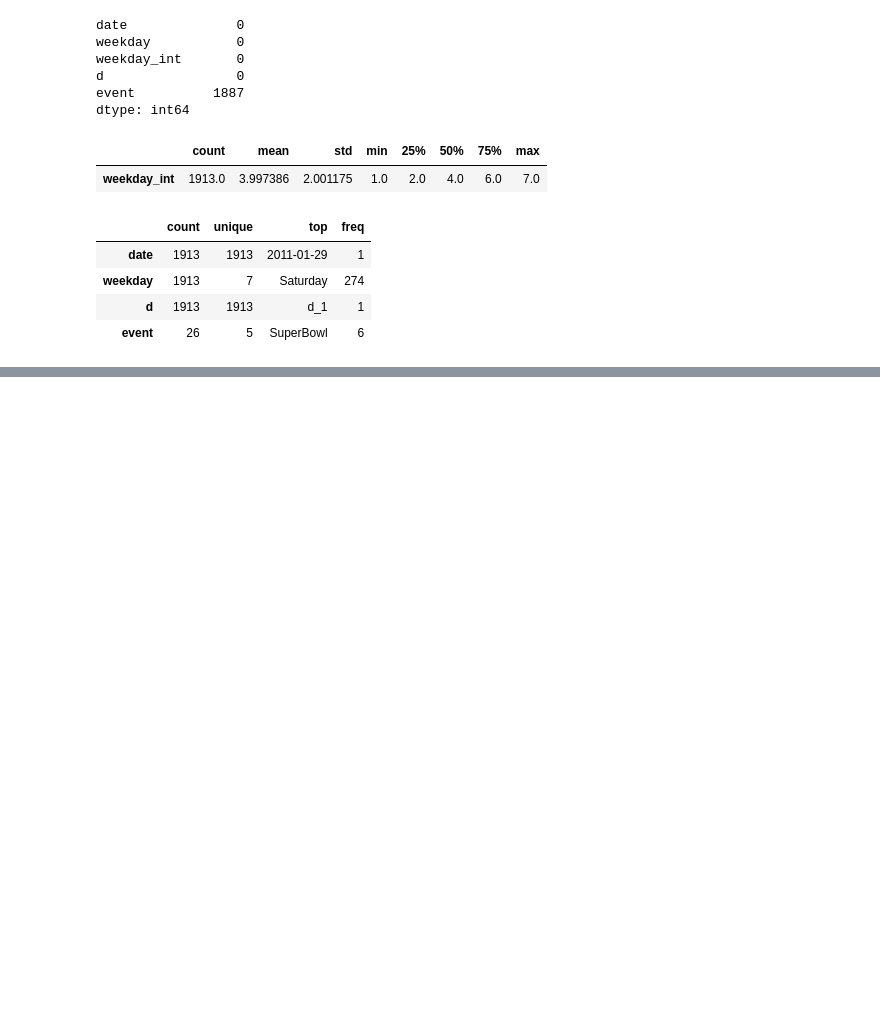
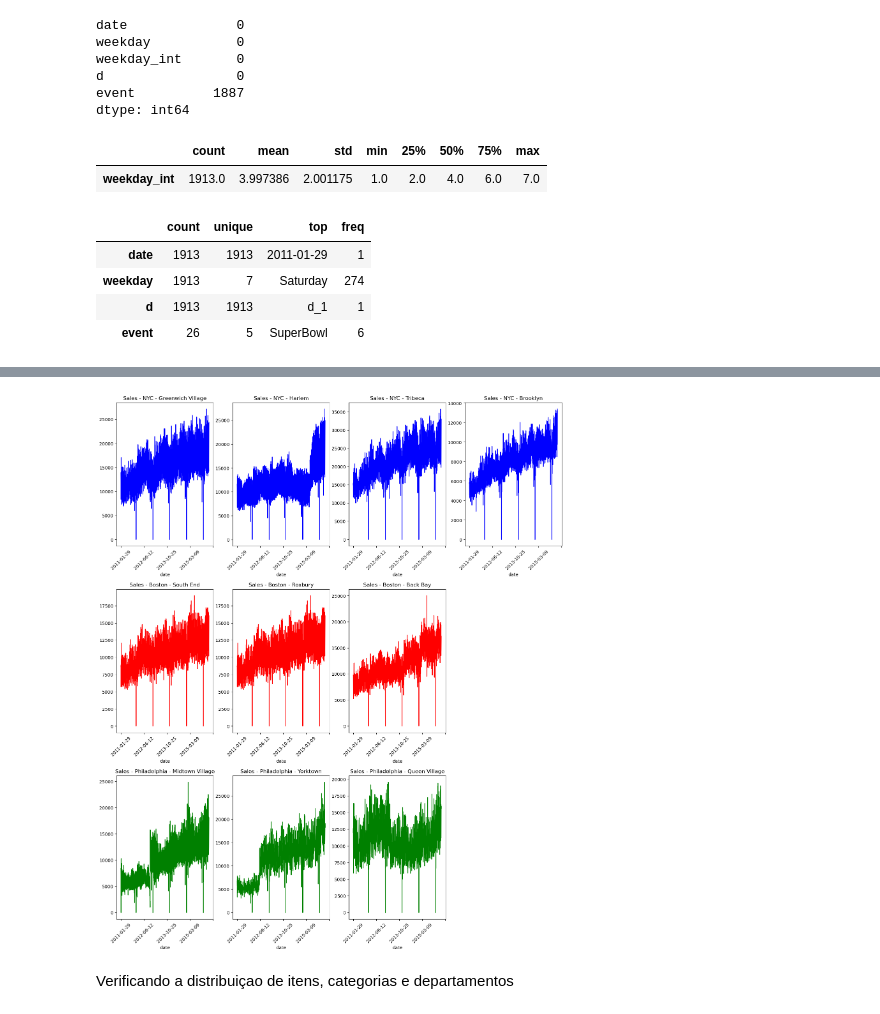
Before and after one commit to 15murakamie/dsmarket-time-series, a Jupyter notebook: main_dsmarket.ipynb, the cells around one changed output, grey strips where cells are left out. Saved outputs shown, nothing was run; the diff lists cells and outputs as text; code cells hidden in the pictures; blank space fills up the shorter version.

```diff
--- a/main_dsmarket.ipynb
+++ b/main_dsmarket.ipynb
@@ -232,0 +256,2 @@ df_events.describe(include=['object']).T
+# %%
+sales_melted = df_sales.melt(id_vars=['id', 'item', 'category', 'department', 'store', 'store_code', 'region'], var_name='day', value_name='units_sold')
@@ -232,0 +324,62 @@ df_events.describe(include=['object']).T
+# %%
+#transofrmando em timeseries
+ts_nyc1 = pd.Series(df_nyc1)
+ts_nyc2 = pd.Series(df_nyc2)
+ts_nyc3 = pd.Series(df_nyc3)
+ts_nyc4 = pd.Series(df_nyc4)
+ts_bos1 = pd.Series(df_bos1)
+ts_bos2 = pd.Series(df_bos1)
+ts_bos3 = pd.Series(df_bos3)
+ts_phi1 = pd.Series(df_phi1)
+ts_phi2 = pd.Series(df_phi2)
+ts_phi3 = pd.Series(df_phi3)
+# %%
+#plotando graficos das vendas de cada loja em cada cidade
+fig, axs = plt.subplots(3, 4, figsize=(18, 21))
+fig.subplots_adjust(hspace=0.3)
+axs[1, 3].axis('off')
+axs[2, 3].axis('off')
+
+ts_nyc1.plot(ax=axs[0,0], color='blue')
+axs[0,0].set_title('Sales - NYC - Greenwich Village')
+axs[0,0].tick_params(axis='x', labelrotation=45)
+
+ts_nyc2.plot(ax=axs[0,1], color='blue')
+axs[0,1].set_title('Sales - NYC - Harlem')
+axs[0,1].tick_params(axis='x', labelrotation=45)
+
+ts_nyc3.plot(ax=axs[0,2], color='blue')
+axs[0,2].set_title('Sales - NYC - Tribeca')
+axs[0,2].tick_params(axis='x', labelrotation=45)
+
+ts_nyc4.plot(ax=axs[0,3], color='blue')
+axs[0,3].set_title('Sales - NYC - Brooklyn')
+axs[0,3].tick_params(axis='x', labelrotation=45)
+
+ts_bos1.plot(ax=axs[1,0], color='red')
+axs[1,0].set_title('Sales - Boston - South End')
+axs[1,0].tick_params(axis='x', labelrotation=45)
+
+ts_bos2.plot(ax=axs[1,1], color='red')
+axs[1,1].set_title('Sales - Boston - Roxbury')
+axs[1,1].tick_params(axis='x', labelrotation=45)
+
+ts_bos3.plot(ax=axs[1,2], color='red')
+axs[1,2].set_title('Sales - Boston - Back Bay')
+axs[1,2].tick_params(axis='x', labelrotation=45)
+
+ts_phi1.plot(ax=axs[2,0], color='green')
+axs[2,0].set_title('Sales - Philadelphia - Midtown Village')
+axs[2,0].tick_params(axis='x', labelrotation=45)
+
+ts_phi2.plot(ax=axs[2,1], color='green')
+axs[2,1].set_title('Sales - Philadelphia - Yorktown')
+axs[2,1].tick_params(axis='x', labelrotation=45)
+
+ts_phi3.plot(ax=axs[2,2], color='green')
+axs[2,2].set_title('Sales - Philadelphia - Queen Village')
+axs[2,2].tick_params(axis='x', labelrotation=45)
+# %% [output]
+[figure, added]
+# %% [markdown]
+Verificando a distribuiçao de itens, categorias e departamentos
```
Also changed, not shown: parts of 32 cells of this notebook.
